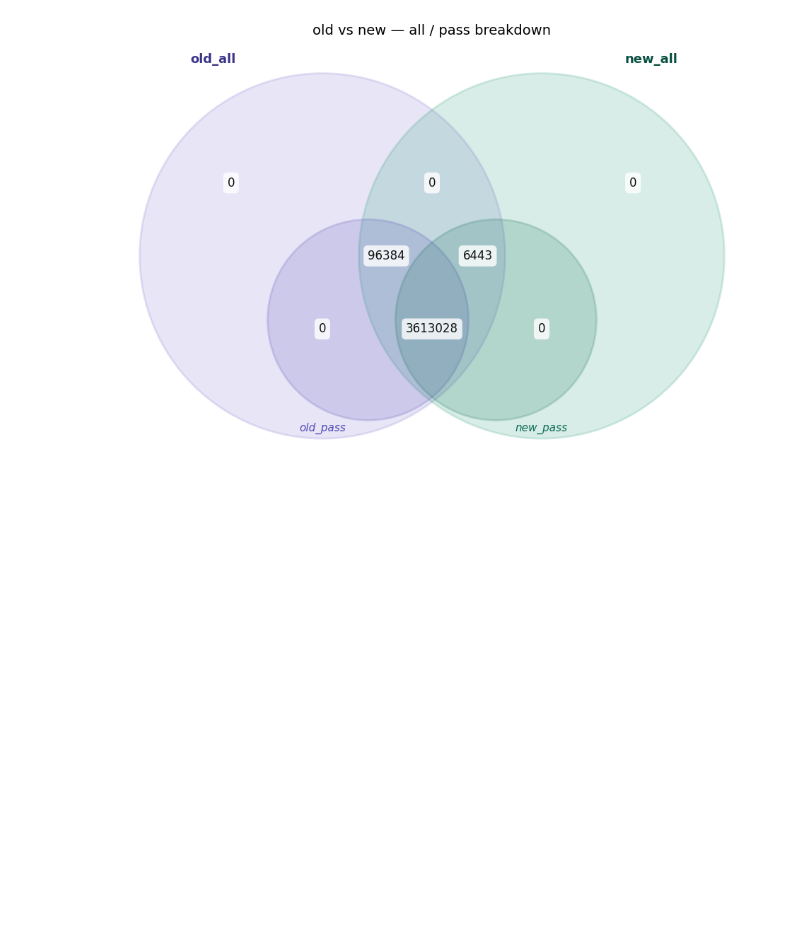
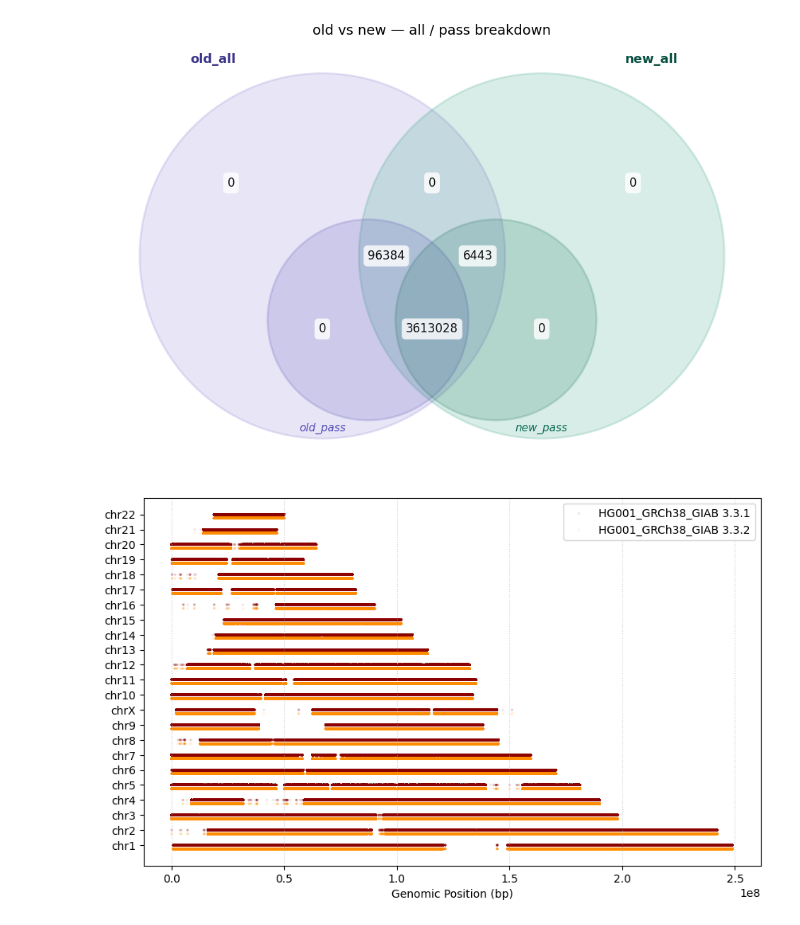
Before and after one commit to tomdrever/vcf-compare, a Jupyter notebook: example/vcf_compare.ipynb, the cells around one changed output. Saved outputs shown, nothing was run; the diff lists cells and outputs as text; code cells hidden in the pictures; blank space fills up the shorter version.

Commit message:
Initial Metrics (qual) and Position implementation

```diff
--- a/example/vcf_compare.ipynb
+++ b/example/vcf_compare.ipynb
@@ -57,3 +58,8 @@ Loading new: HG001_GRCh38_GIAB_highconf_CG-IllFB-IllGATKHC-Ion-10X-SOLID_CHROM1-
 Comparing sets...
 Plotting...
 [figure]
+# %%
+ax = Position(("HG001_GRCh38_GIAB 3.3.1", old_vcf_path), ("HG001_GRCh38_GIAB 3.3.2", new_vcf_path)).plot()
+plt.show()
+# %% [output]
+[figure, added]
```
Also changed, not shown: parts of 2 cells of this notebook, 3 other files.
